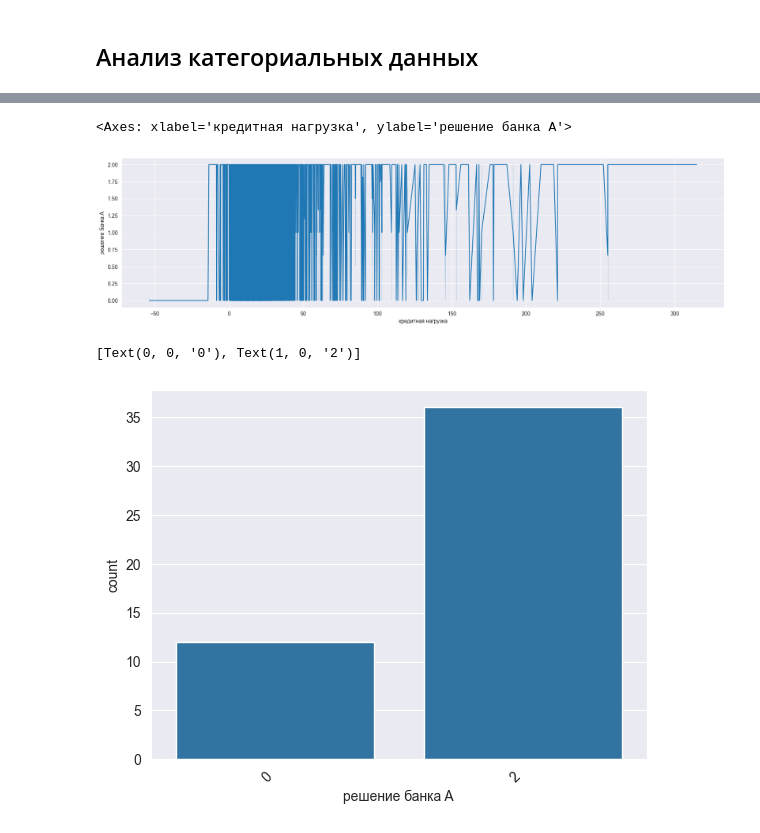
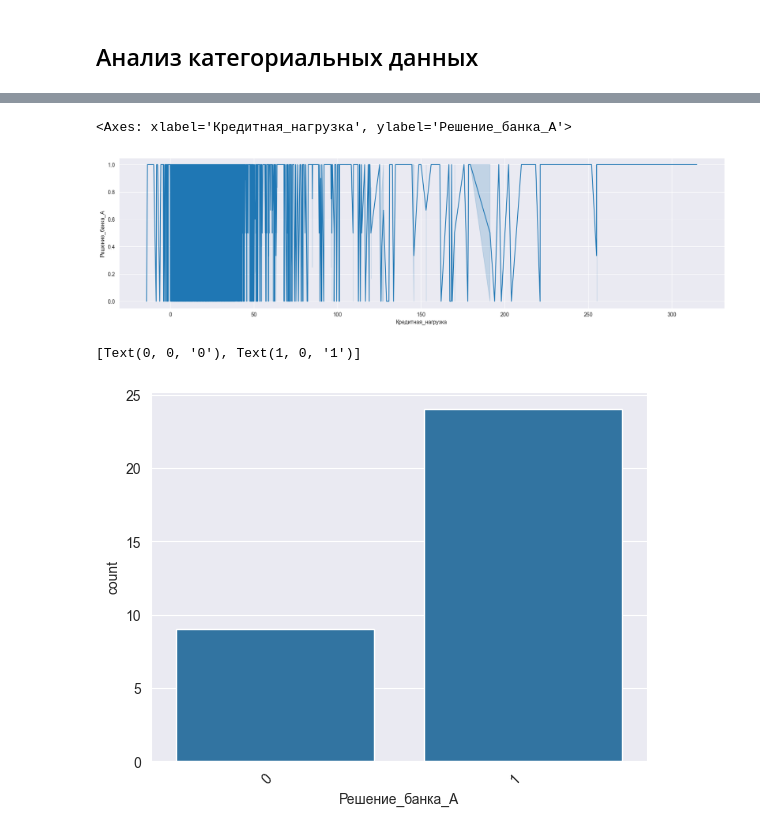
Before and after one commit to svwk/hacaton2, a Jupyter notebook: scripts/data_scripts/analyze_data.ipynb, the cells around one changed output, grey strips where cells are left out. Saved outputs shown, nothing was run; the diff lists cells and outputs as text; code cells hidden in the pictures.

```diff
--- a/scripts/data_scripts/analyze_data.ipynb
+++ b/scripts/data_scripts/analyze_data.ipynb
@@ -453,2 +685,7 @@ memory usage: 8.1+ MB
 # %% [markdown]
 # Предварительный анализ данных
+# %%
+f_input4="data/stage_create_features/dataset.csv"
+filename4 = os.path.join(project_path,f_input4)
+df4 = pd.read_csv(filename4, sep=';')
+df4.info()
@@ -472,3 +799,3 @@ sns.histplot(data=df4, x="ежемесячный доход", bins=30)
 # %%
-df4_1=df4[(df4[ 'решение банка A'] != 1) & (df4[ 'решение банка A'] != 1) &  (df4[ 'решение банка C'] != 1) & (df4[ 'решение банка D'] != 1) & (df4[ 'решение банка E'] != 1)]
+df4_1=df4[(df4[ 'Решение_банка_A'] != 2) & (df4[ 'Решение_банка_B'] != 2) &  (df4[ 'Решение_банка_C'] != 2) & (df4[ 'Решение_банка_D'] != 2) & (df4[ 'Решение_банка_E'] != 2)]
 # %%
@@ -508,14 +856,14 @@ plt.show()
 # %%
 plt.figure(figsize=(20,5))
-sns.lineplot(data=df4_1[(df4_1["кредитная нагрузка"]>-1200) & (df4_1["кредитная нагрузка"]<1200)], x="кредитная нагрузка", y="решение банка A")
+sns.lineplot(data=df4_1[(df4_1["Кредитная_нагрузка"]>-1200) & (df4_1["Кредитная_нагрузка"]<1200)], x="Кредитная_нагрузка", y="Решение_банка_A")
 # %% [output]
-<Axes: xlabel='кредитная нагрузка', ylabel='решение банка A'>
+<Axes: xlabel='Кредитная_нагрузка', ylabel='Решение_банка_A'>
-[figure, old version]
+[figure, new version]
 # %%
 plt.figure()
-myplot=sns.countplot(df4_1[df4_1["кредитная нагрузка"]<-2], x= 'решение банка A')
+myplot=sns.countplot(df4_1[df4_1["Кредитная_нагрузка"]<-2], x= 'Решение_банка_A')
 myplot.set_xticklabels(myplot.get_xticklabels(), rotation=45,
                     horizontalalignment='right')
 # %% [output]
-[Text(0, 0, '0'), Text(1, 0, '2')]
+[Text(0, 0, '0'), Text(1, 0, '1')]
-[figure, old version]
+[figure, new version]
```
Also changed, not shown: parts of 36 cells of this notebook, 10 other files.
